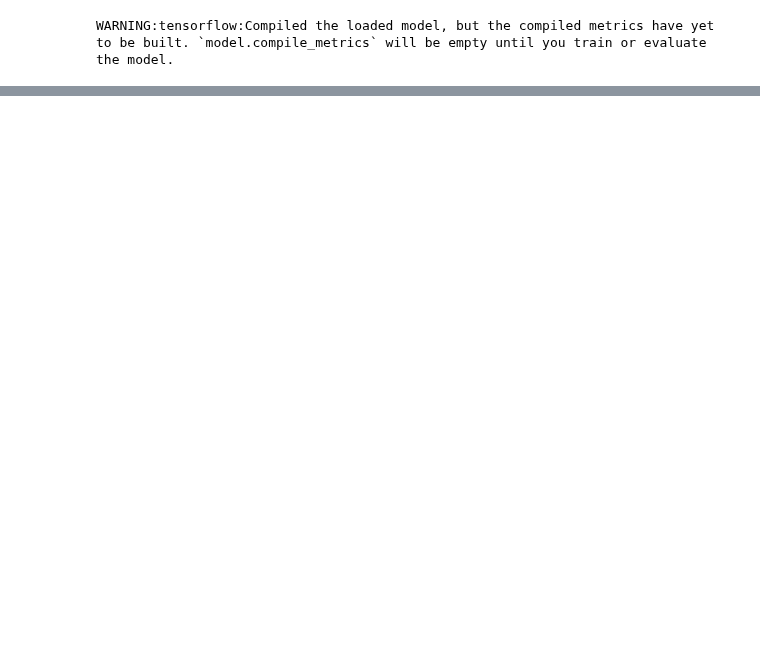
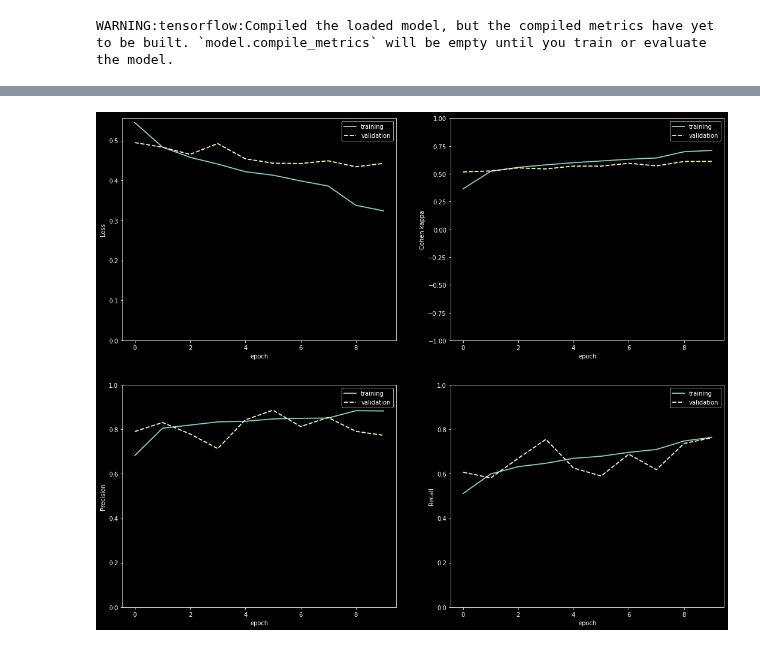
Before and after one commit to ilias-ant/x-ray-abnormality-detection, a Jupyter notebook: notebooks/vgg19_pt_imagenet.ipynb, the cells around one changed output, grey strips where cells are left out. Saved outputs shown, nothing was run; the diff lists cells and outputs as text; code cells hidden in the pictures; blank space fills up the shorter version.

```diff
--- a/notebooks/vgg19_pt_imagenet.ipynb
+++ b/notebooks/vgg19_pt_imagenet.ipynb
@@ -584 +469,5 @@ Epoch 6: early stopping
+# %%
+plot_metrics(history)
+# %% [output]
+[figure, added]
 # %%
```
Also changed, not shown: parts of 42 cells of this notebook.
